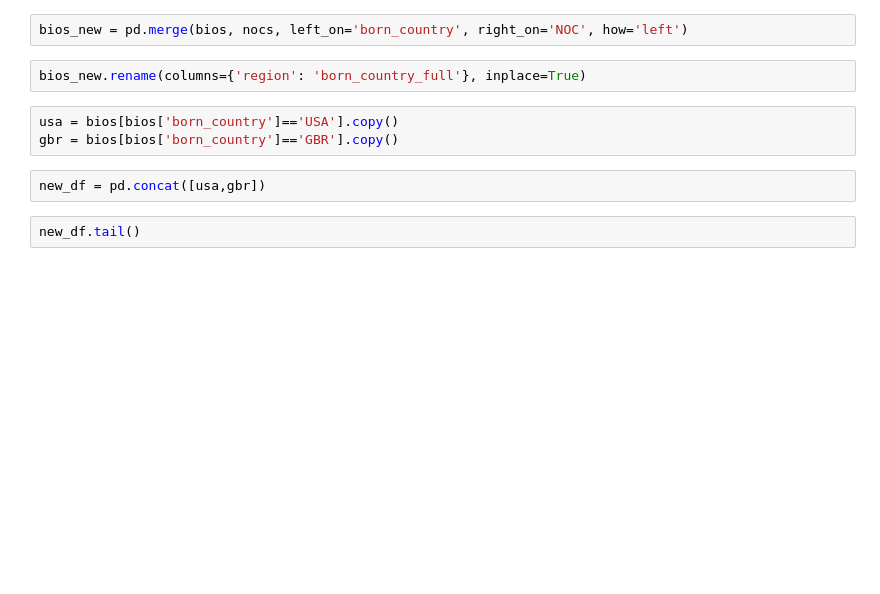
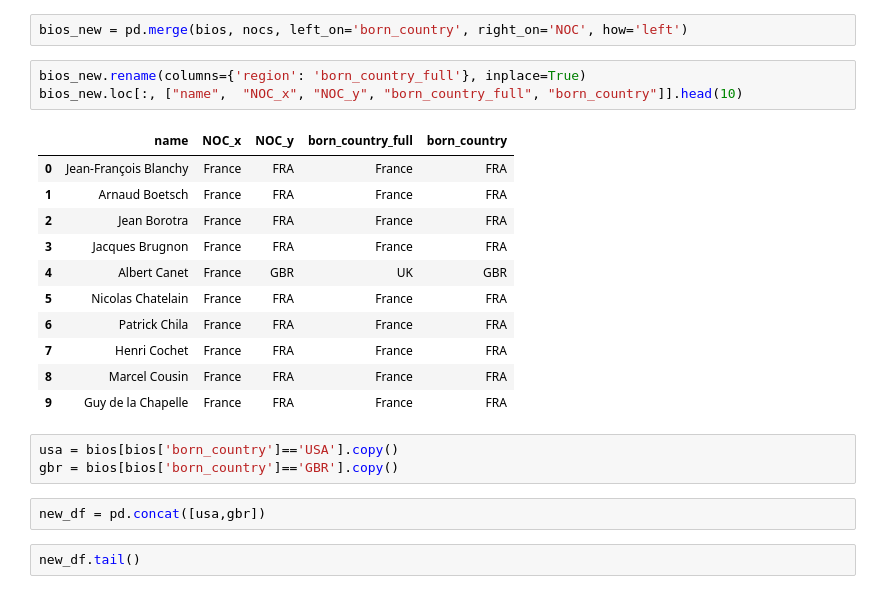
Before and after one commit to NithinBalasubramanian/complete-pandas-tutorial, a Jupyter notebook: tutorial.ipynb, the cells around one changed output. Cells and saved outputs as stored; diff of their text form; blank space fills up the shorter version.

```diff
--- a/tutorial.ipynb
+++ b/tutorial.ipynb
@@ -776,6 +791,19 @@ nocs = pd.read_csv('./data/noc_regions.csv')
 bios_new = pd.merge(bios, nocs, left_on='born_country', right_on='NOC', how='left')
 # %%
 bios_new.rename(columns={'region': 'born_country_full'}, inplace=True)
+bios_new.loc[:, ["name",  "NOC_x", "NOC_y", "born_country_full", "born_country"]].head(10)
+# %% [output]
+|  | name | NOC_x | NOC_y | born_country_full | born_country |
+| 0 | Jean-François Blanchy | France | FRA | France | FRA |
+| 1 | Arnaud Boetsch | France | FRA | France | FRA |
+| 2 | Jean Borotra | France | FRA | France | FRA |
+| 3 | Jacques Brugnon | France | FRA | France | FRA |
+| 4 | Albert Canet | France | GBR | UK | GBR |
+| 5 | Nicolas Chatelain | France | FRA | France | FRA |
+| 6 | Patrick Chila | France | FRA | France | FRA |
+| 7 | Henri Cochet | France | FRA | France | FRA |
+| 8 | Marcel Cousin | France | FRA | France | FRA |
+| 9 | Guy de la Chapelle | France | FRA | France | FRA |
 # %%
 usa = bios[bios['born_country']=='USA'].copy()
 gbr = bios[bios['born_country']=='GBR'].copy()
```
Also changed, not shown: parts of 6 cells of this notebook, 4 other files.
